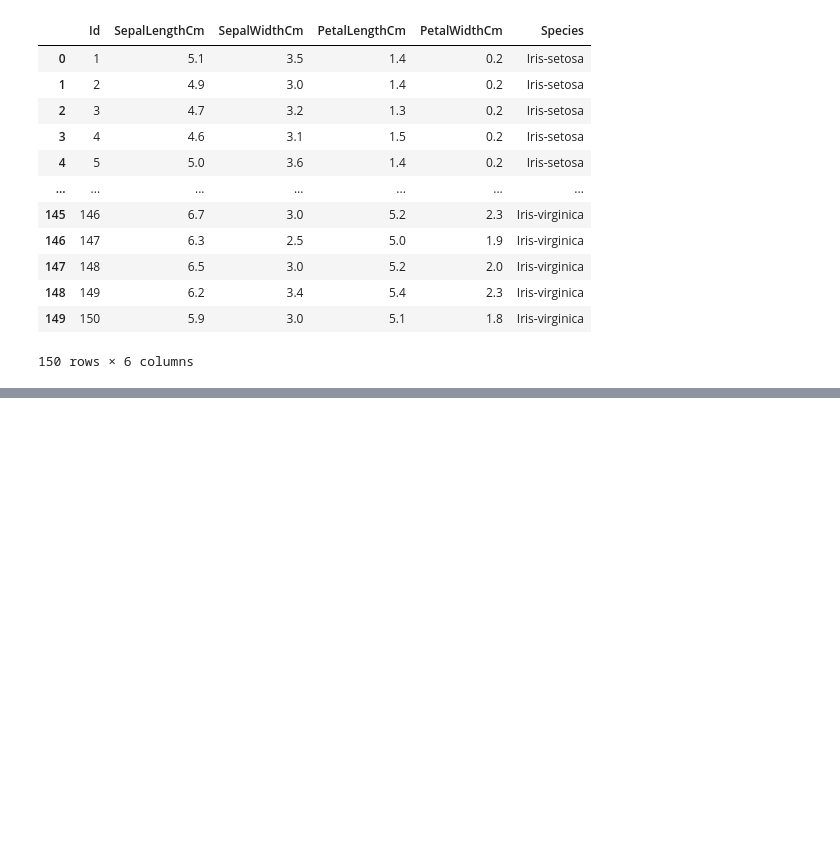
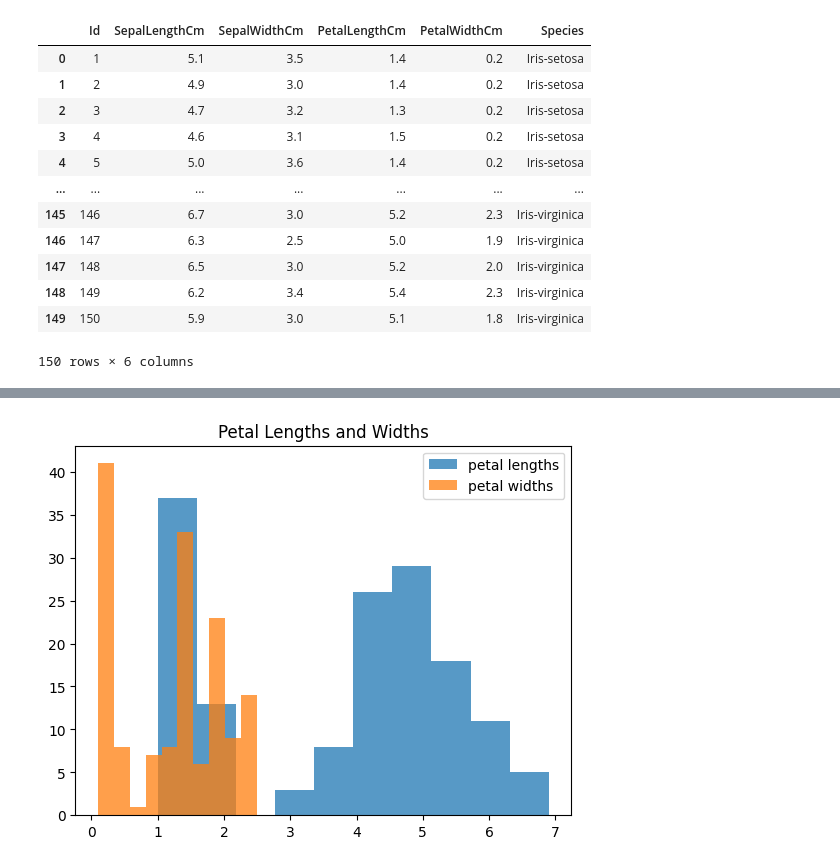
Before and after one commit to Ploenypp/tuto-stats, a Jupyter notebook: iris.ipynb, the cells around one changed output, grey strips where cells are left out. Saved outputs shown, nothing was run; the diff lists cells and outputs as text; code cells hidden in the pictures; blank space fills up the shorter version.

```diff
--- a/iris.ipynb
+++ b/iris.ipynb
@@ -32,0 +101,9 @@ Spec = "Species"
+# %%
+# Petal Lengths & Widths
+plt.hist(PL, alpha = 0.75, label = "petal lengths")
+plt.hist(PW, alpha = 0.75, label = "petal widths")
+plt.title("Petal Lengths and Widths")
+plt.legend()
+plt.show()
+# %% [output]
+[figure, added]
```
Also changed, not shown: parts of 20 cells of this notebook.
